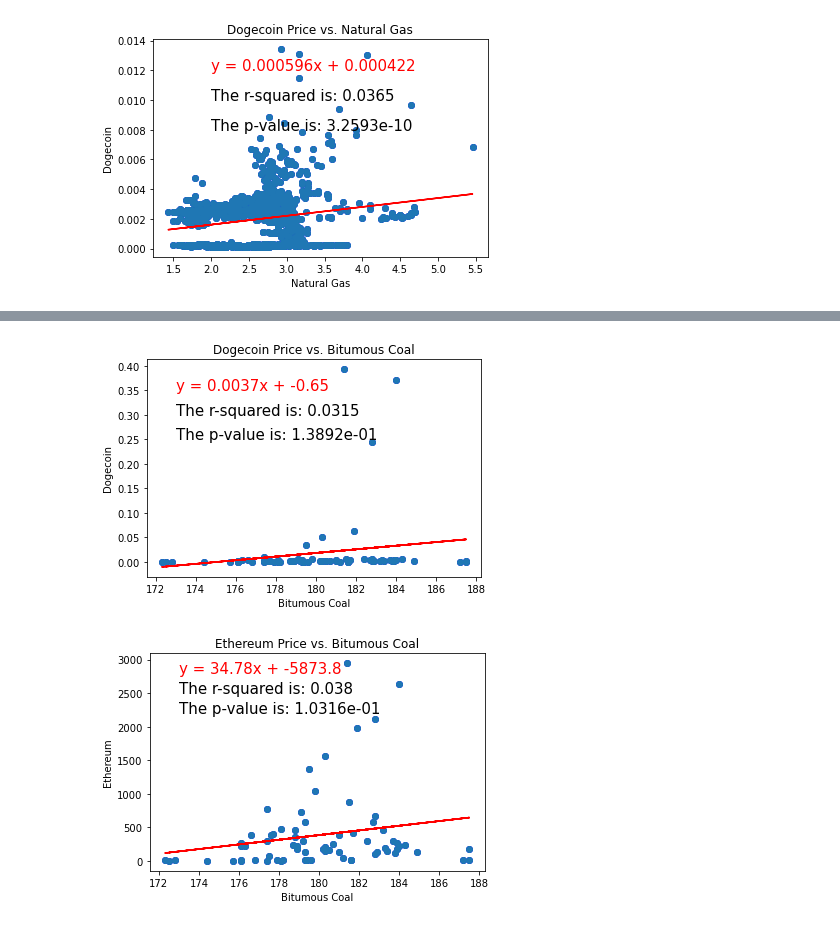
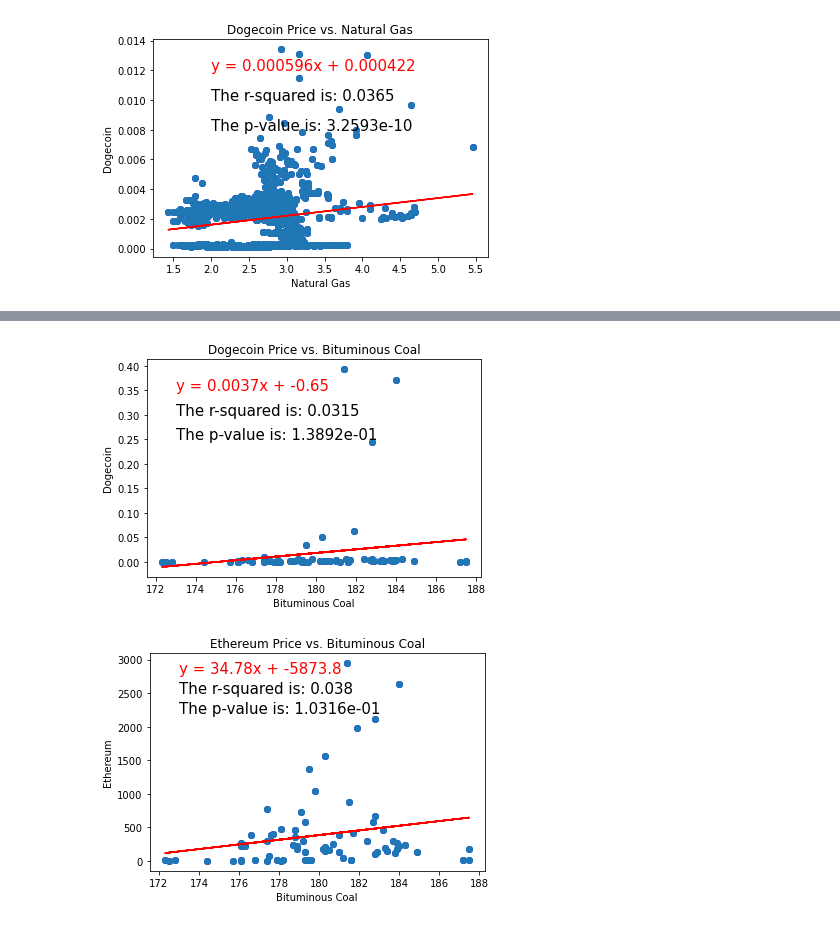
Before and after one commit to shermeenajani/Project-1-EDA, a Jupyter notebook: PullData.ipynb, the cells around one changed output, grey strips where cells are left out. Cells and saved outputs as stored; diff of their text form; code cells hidden in the pictures.

```diff
--- a/PullData.ipynb
+++ b/PullData.ipynb
@@ -800,36 +800,36 @@ plt.show()
 #Create a scatter plot and linear regression for Dogecoin vs Coal
 #Display line, line equation, r squared, and p-value
 #Save image of plot
 x_values = index_crypto_coal["coal"].values
 y_values = index_crypto_coal["dogecoin"].values
 
 
 plt.scatter(x_values, y_values,color="blue")
-plt.title("Dogecoin Price vs. Bitumous Coal")
+plt.title("Dogecoin Price vs. Bituminous Coal")
 plt.ylabel("Dogecoin")
-plt.xlabel("Bitumous Coal")
+plt.xlabel("Bituminous Coal")
 
 
 (slope, intercept, rvalue, pvalue, stderr) = linregress(x_values, y_values)
 
 
 regress_values = x_values * slope + intercept
 line_eq = "y = " + str(round(slope,4)) + "x + " + str(round(intercept,2))
 
 rsquared = f"The r-squared is: {round(rvalue**2,4)}"
 
 
 plt.scatter(x_values,y_values)
 plt.plot(x_values,regress_values,"r-")
 plt.annotate(line_eq,(173,.35),fontsize=15,color="red")
 plt.annotate(rsquared,(173,.30),fontsize=15,color="black")
 pval = f"The p-value is: {pvalue:.4e}"
 plt.annotate(pval,(173,.25),fontsize=15,color="black")
 plt.savefig('images/dogecoincoal.png')
 
 plt.show()
 # %% [output]
-[figure, old version]
+[figure, new version]
 # %%
 #Create a scatter plot and linear regression for Ethereum vs Coal
 #Display line, line equation, r squared, and p-value
@@ -839,9 +839,9 @@ y_values = index_crypto_coal["ethereum"].values
 
 
 plt.scatter(x_values, y_values,color="blue")
-plt.title("Ethereum Price vs. Bitumous Coal")
+plt.title("Ethereum Price vs. Bituminous Coal")
 plt.ylabel("Ethereum")
-plt.xlabel("Bitumous Coal")
+plt.xlabel("Bituminous Coal")
 
 
 (slope, intercept, rvalue, pvalue, stderr) = linregress(x_values, y_values)
@@ -863,4 +863,4 @@ plt.savefig('images/ethereumcoal.png')
 
 plt.show()
 # %% [output]
-[figure, old version]
+[figure, new version]
```
Also changed, not shown: parts of 2 cells of this notebook, 3 other files.
